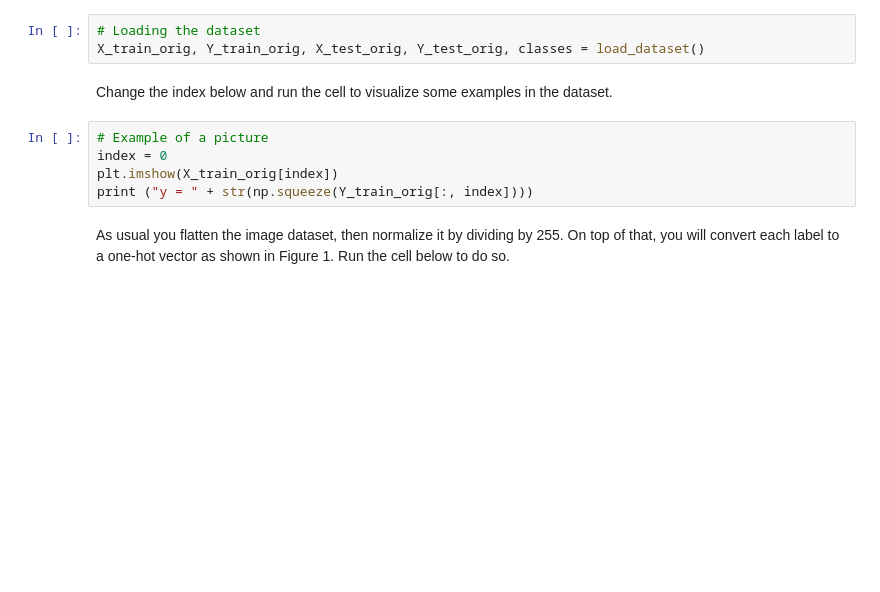
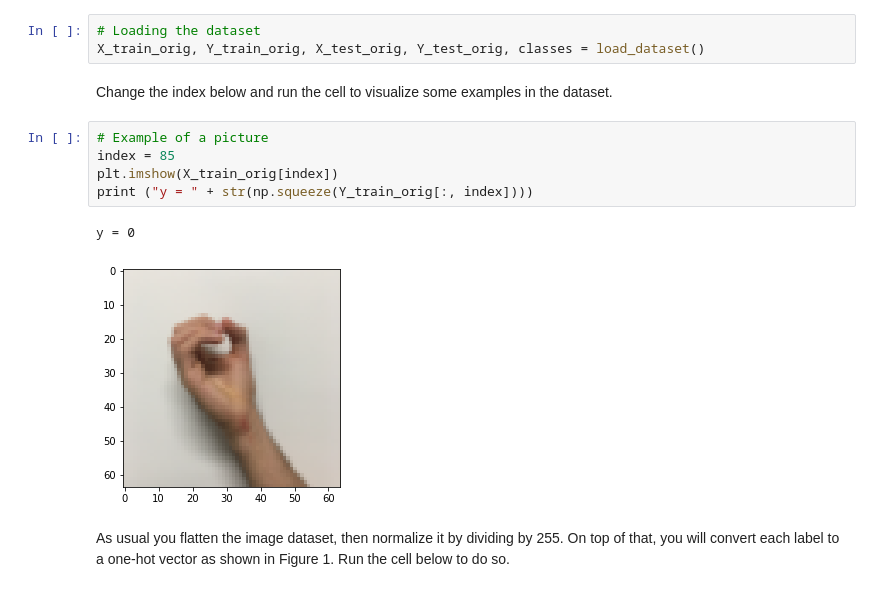
Before and after one commit to Nikronic/Deeplearning.ai-Specialization, a Jupyter notebook: Improving Deep Neural Networks/Week 3/Tensorflow+Tutorial.ipynb, the cells around one changed output. Saved outputs shown, nothing was run; the diff lists cells and outputs as text; blank space fills up the shorter version.

```diff
--- a/Improving Deep Neural Networks/Week 3/Tensorflow+Tutorial.ipynb
+++ b/Improving Deep Neural Networks/Week 3/Tensorflow+Tutorial.ipynb
@@ -487,9 +487,12 @@ X_train_orig, Y_train_orig, X_test_orig, Y_test_orig, classes = load_dataset()
 Change the index below and run the cell to visualize some examples in the dataset.
 # %%
 # Example of a picture
-index = 0
+index = 85
 plt.imshow(X_train_orig[index])
 print ("y = " + str(np.squeeze(Y_train_orig[:, index])))
+# %% [output]
+y = 0
+[figure, added]
 # %% [markdown]
 As usual you flatten the image dataset, then normalize it by dividing by 255. On top of that, you will convert each label to a one-hot vector as shown in Figure 1. Run the cell below to do so.
 # %%
```
Also changed, not shown: parts of 7 cells of this notebook.
